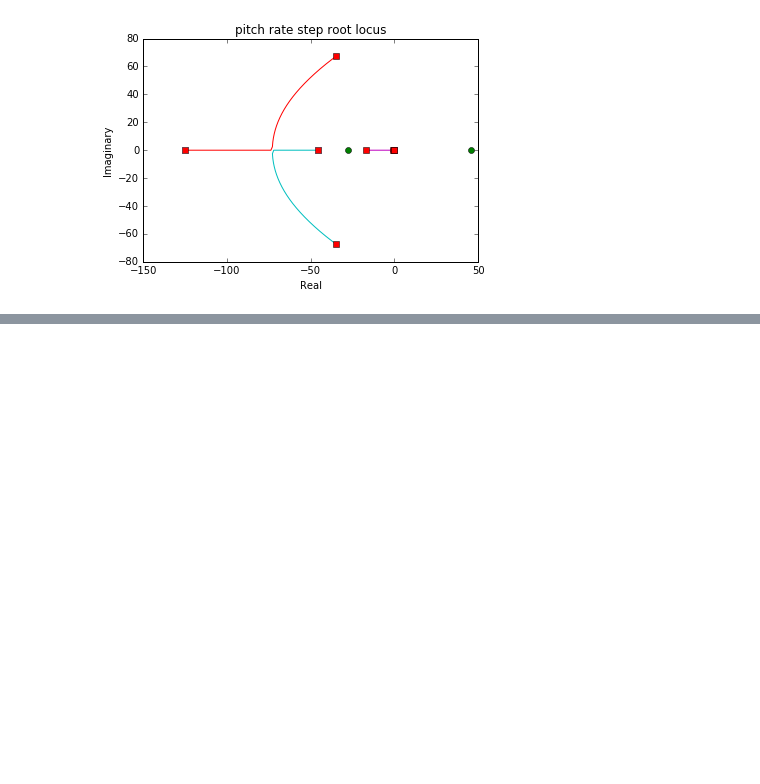
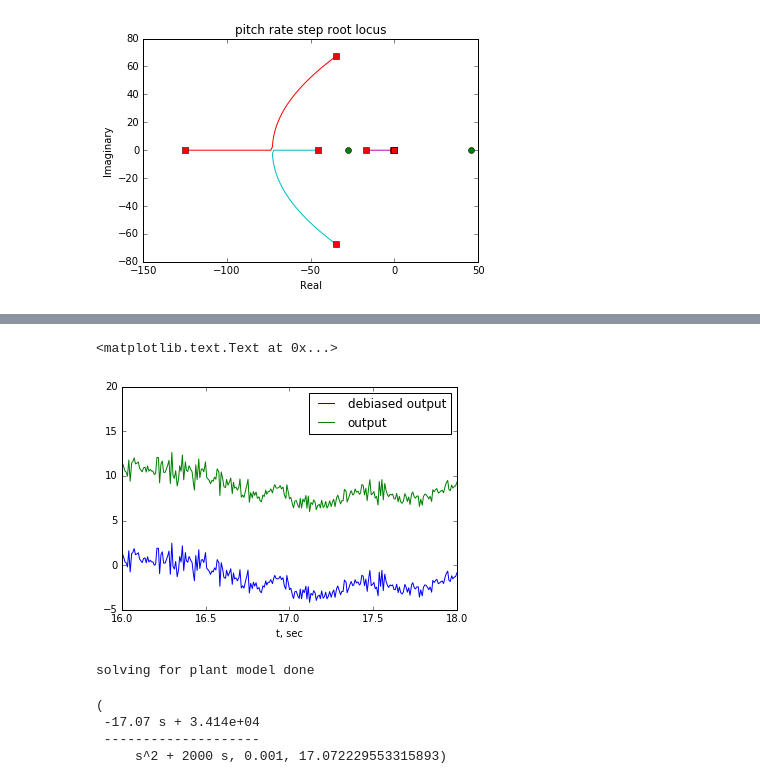
Before and after one commit to dronecrew/px4tools, a Jupyter notebook: examples/Log based System Identification and Control Design.ipynb, the cells around one changed output, grey strips where cells are left out. Saved outputs shown, nothing was run; the diff lists cells and outputs as text; code cells hidden in the pictures; blank space fills up the shorter version.

```diff
--- a/examples/Log based System Identification and Control Design.ipynb
+++ b/examples/Log based System Identification and Control Design.ipynb
@@ -138,0 +161,18 @@ logsysid.plot_attitude_rate_design('pitch', G_ol_pitch_rate, G_cl_pitch_rate)
+# %%
+y_accz.plot(label='debiased output')
+(-data.IMU_AccZ).plot(label='output')
+gca().set_xlim([16, 18])
+legend(loc='best')
+xlabel('t, sec')
+# %% [output]
+<matplotlib.text.Text at 0x...>
+[figure, added]
+# %%
+G_ol_accz, delay_accz, k_accz = logsysid.attitude_sysid(y_thrust, u_thrust)
+G_ol_accz, delay_accz, k_accz
+# %% [output]
+solving for plant model done
+(
+ -17.07 s + 3.414e+04
+ --------------------
+     s^2 + 2000 s, 0.001, 17.072229553315893)
```
Also changed, not shown: parts of 11 cells of this notebook, 1 other file.
